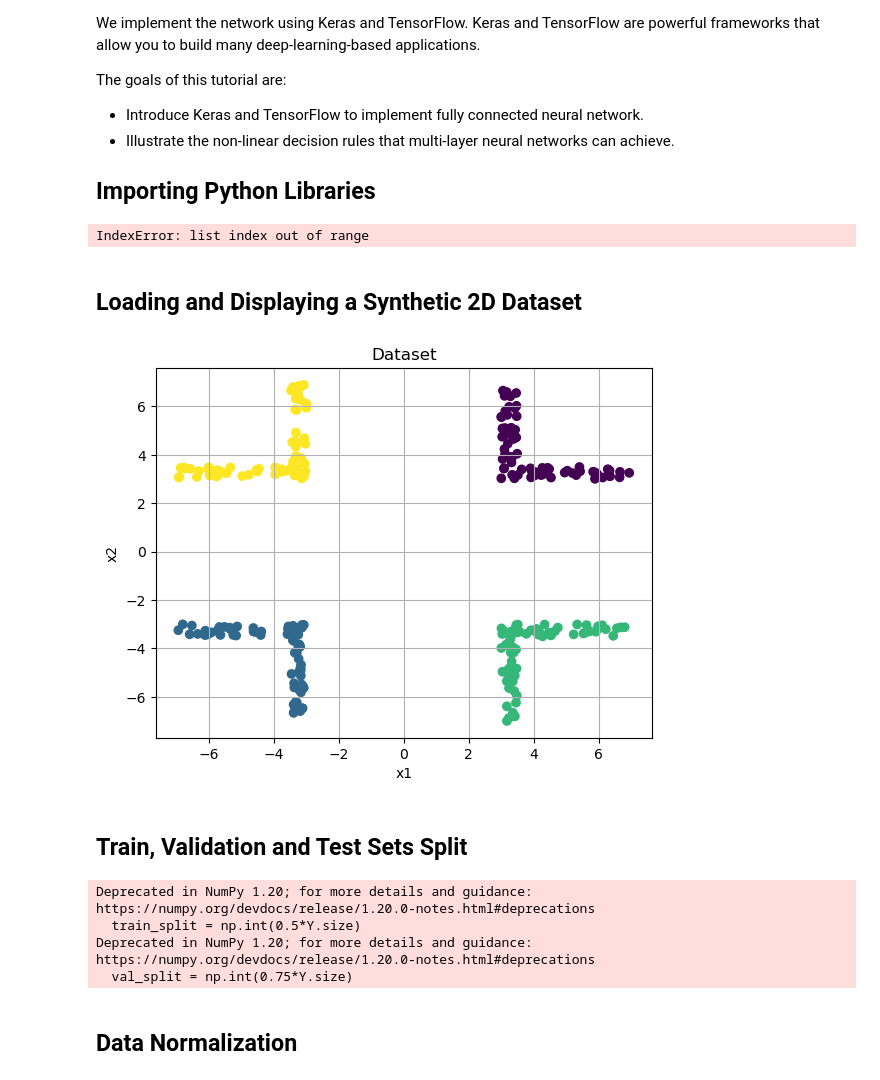
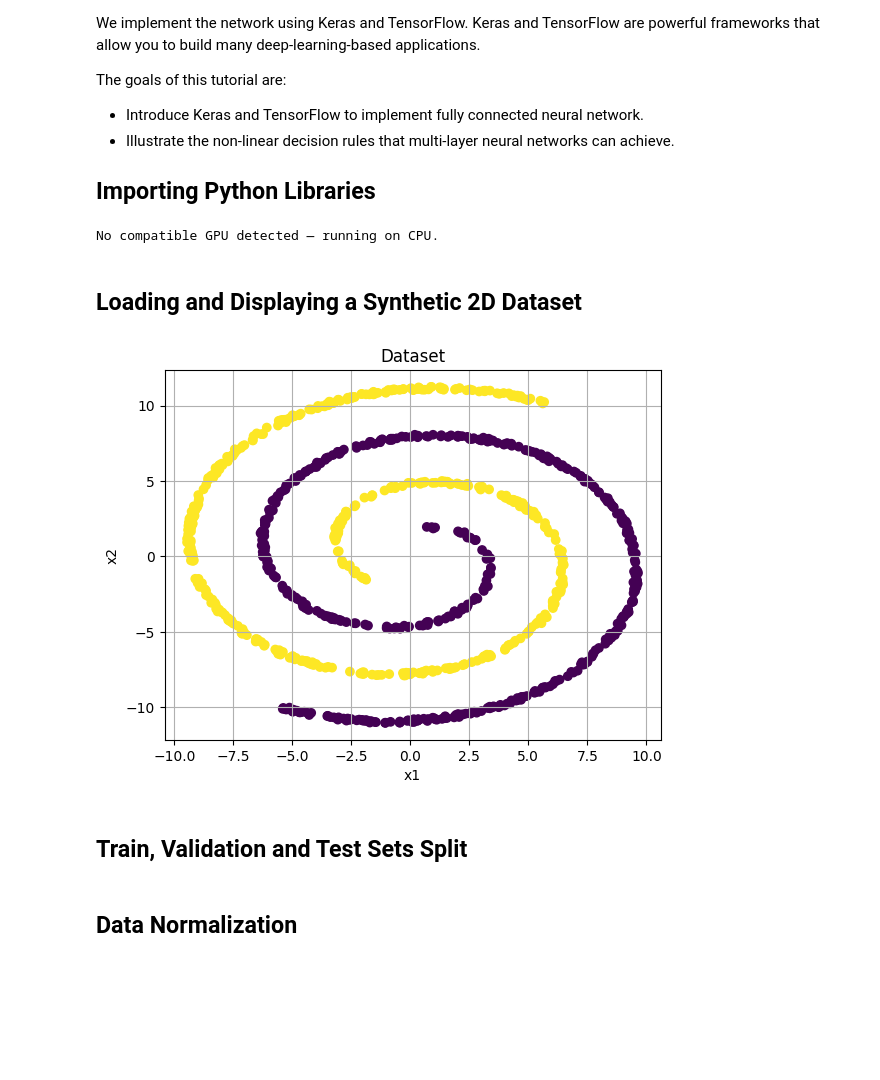
Before and after one commit to dastine0308/ENSF617-Introduction-to-Machine-Learning, a Jupyter notebook: Tutorials/fully_connected_neural_network_2D_synthetic_example.ipynb, the cells around one changed output. Saved outputs shown, nothing was run; the diff lists cells and outputs as text; code cells hidden in the pictures; blank space fills up the shorter version.

```diff
--- a/Tutorials/fully_connected_neural_network_2D_synthetic_example.ipynb
+++ b/Tutorials/fully_connected_neural_network_2D_synthetic_example.ipynb
@@ -16,8 +16,11 @@ import matplotlib.pyplot as plt
 
 import tensorflow as tf
 
-physical_devices = tf.config.experimental.list_physical_devices('GPU')
-tf.config.experimental.set_memory_growth(physical_devices[0], True)
+# physical_devices = tf.config.experimental.list_physical_devices('GPU')
+# if physical_devices:
+#     tf.config.experimental.set_memory_growth(gpus[0], True)
+# else:
+#     print("No compatible GPU detected — running on CPU.")
 
 from tensorflow.keras.utils import to_categorical # Function to convert labels to one-hot encoding
 from tensorflow.keras.models import Model
@@ -31,34 +34,35 @@ if not MY_UTILS_PATH in sys.path:
     sys.path.append(MY_UTILS_PATH)
 import dataset_utils
 # %% [output]
-IndexError: list index out of range
+No compatible GPU detected — running on CPU.
 # %% [markdown]
 ## Loading and Displaying a Synthetic 2D Dataset
 # %%
 #Generating a synthetic dataset with four classes
 nsamples = 300
 
-data = dataset_utils.corners(N = nsamples,scale = 0.5,gapwidth = 3,cornerwidth = 4) # linear dataset
-#data = dataset_utils.crescent_full_moon(N = nsamples,r1 = 5,r2 = 10,r3 = 15) #non-linear dataset
+# data = dataset_utils.corners(N = nsamples,scale = 0.5,gapwidth = 3,cornerwidth = 4) # linear dataset
+# data = dataset_utils.crescent_full_moon(N = nsamples,r1 = 5,r2 = 10,r3 = 15) #non-linear dataset
+data = dataset_utils.spirals(N = 1000, degrees = 570, start = 90, noise = 0.2) #non-linear dataset
 
 # Separating features (X) and labels (Y)
 Y = data[:,-1].astype(int) # Labels
 X = data[:,:-1] # Features
 
 #Number of classes
 k = np.unique(Y).size
 
 colors = np.array(['r','y','b','g'])
 #Displaying the dataset
 plt.scatter(X[:,0],X[:,1],c=Y)
 
 plt.xlabel("x1")
 plt.ylabel("x2")
 plt.grid()
 plt.title("Dataset")
 plt.show()
 # %% [output]
-[figure, old version]
+[figure, new version]
 # %% [markdown]
 ## Train, Validation and Test Sets Split
 # %%
@@ -69,8 +73,8 @@ X = X[indexes,:]
 Y = Y[indexes]
 
 # Then, we split our data into train/val/test sets
-train_split = np.int(0.5*Y.size)
-val_split = np.int(0.75*Y.size)
+train_split = int(0.5*Y.size)
+val_split = int(0.75*Y.size)
 
 X_train = X[:train_split,:]
 Y_train = Y[:train_split]
@@ -80,11 +84,6 @@ Y_val = Y[train_split:val_split]
 
 X_test = X[val_split:,:]
 Y_test = Y[val_split:]
-# %% [output]
-Deprecated in NumPy 1.20; for more details and guidance: https://numpy.org/devdocs/release/1.20.0-notes.html#deprecations
-  train_split = np.int(0.5*Y.size)
-Deprecated in NumPy 1.20; for more details and guidance: https://numpy.org/devdocs/release/1.20.0-notes.html#deprecations
-  val_split = np.int(0.75*Y.size)
 # %% [markdown]
 ## Data Normalization
 # %%
```
Also changed, not shown: parts of 7 cells of this notebook.
